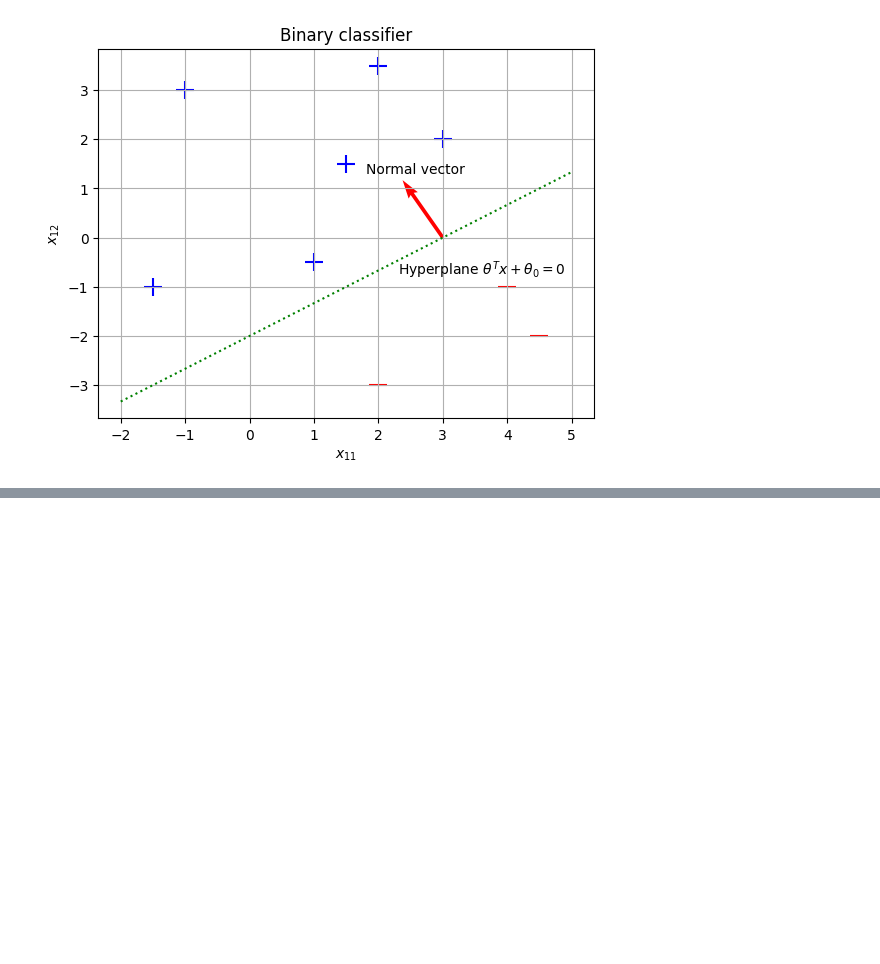
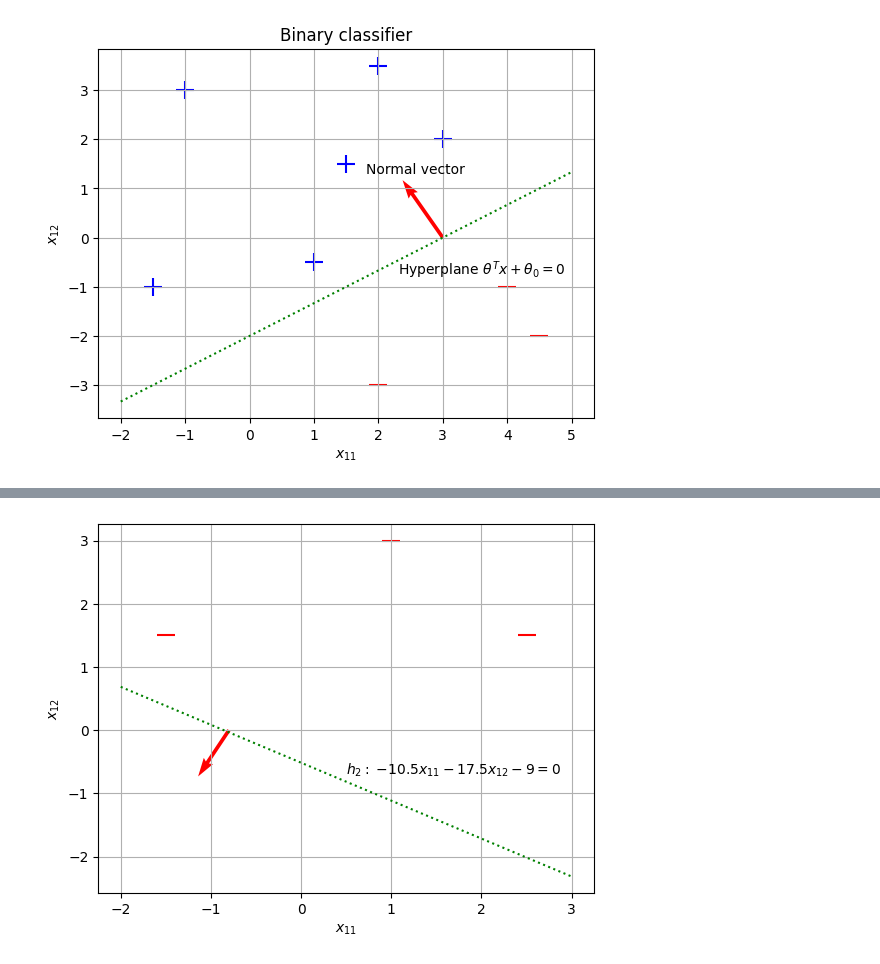
Before and after one commit to pquynhvu/ML, a Jupyter notebook: linear-classifiers.ipynb, the cells around one changed output, grey strips where cells are left out. Cells and saved outputs as stored; diff of their text form; code cells hidden in the pictures; blank space fills up the shorter version.

```diff
--- a/linear-classifiers.ipynb
+++ b/linear-classifiers.ipynb
@@ -35,0 +66,32 @@ plt.show()
+# %%
+changed = False
+
+for t in range(1):
+    for i in range(x.shape[0]):
+        x_i = x[i,:].reshape(2, 1)
+        y = np.matmul(theta.T, x_i) + theta_null
+        if y <= 0:
+            theta = theta + y*x_i
+            theta_null = theta_null + y
+            changed = True
+    if changed == False:
+        break
+
+h = []
+for i in range(x.shape[0]):
+    y = x[i,:].reshape(2, 1)
+    z = np.matmul(theta.T, y) + theta_null
+    h.append(np.sign(z)[0][0])
+
+X = X.assign(h2 = h)
+# %%
+plt.scatter(X[X['h2'] > 0]['x11'], X[X['h2'] > 0]['x12'], marker='+', s=150, c='b')
+plt.scatter(X[X['h2'] < 0]['x11'], X[X['h2'] < 0]['x12'], marker='_', s=150, c='r')
+plt.plot(np.linspace(-2, 3, num=10), (-10.5*np.linspace(-2, 3, num=10) - 9)/17.5, 'g:')
+plt.text(0.5, -0.7, '$h_2:$ $- 10.5 x_{11} - 17.5 x_{12} - 9 = 0$')
+plt.quiver(-0.8, 0, -0.4, -0.6, color='r', units='xy', scale=1)
+plt.xlabel('$x_{11}$')
+plt.ylabel('$x_{12}$')
+plt.grid()
+# %% [output]
+[figure, added]
```
Also changed, not shown: parts of 7 cells of this notebook.
